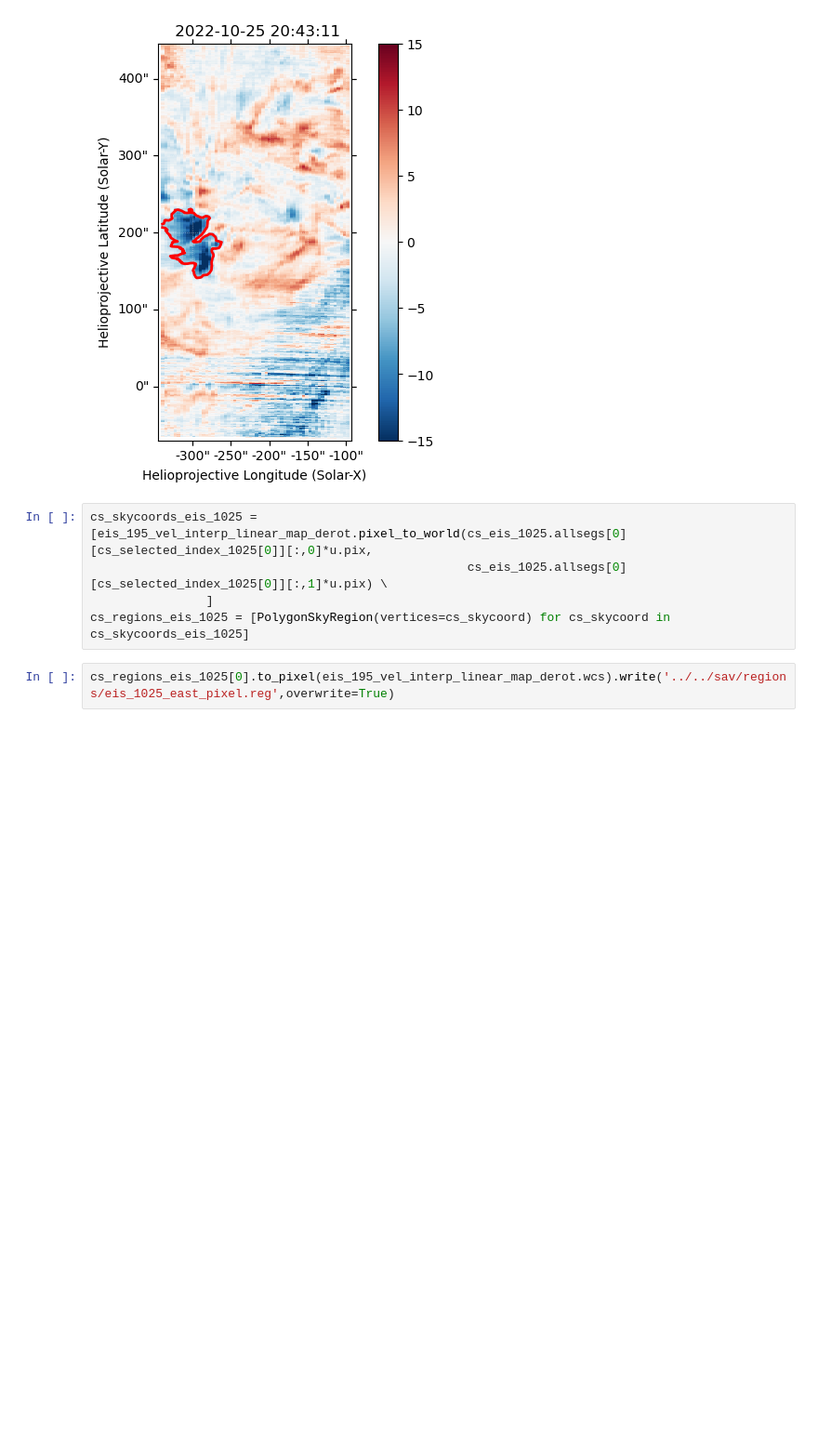
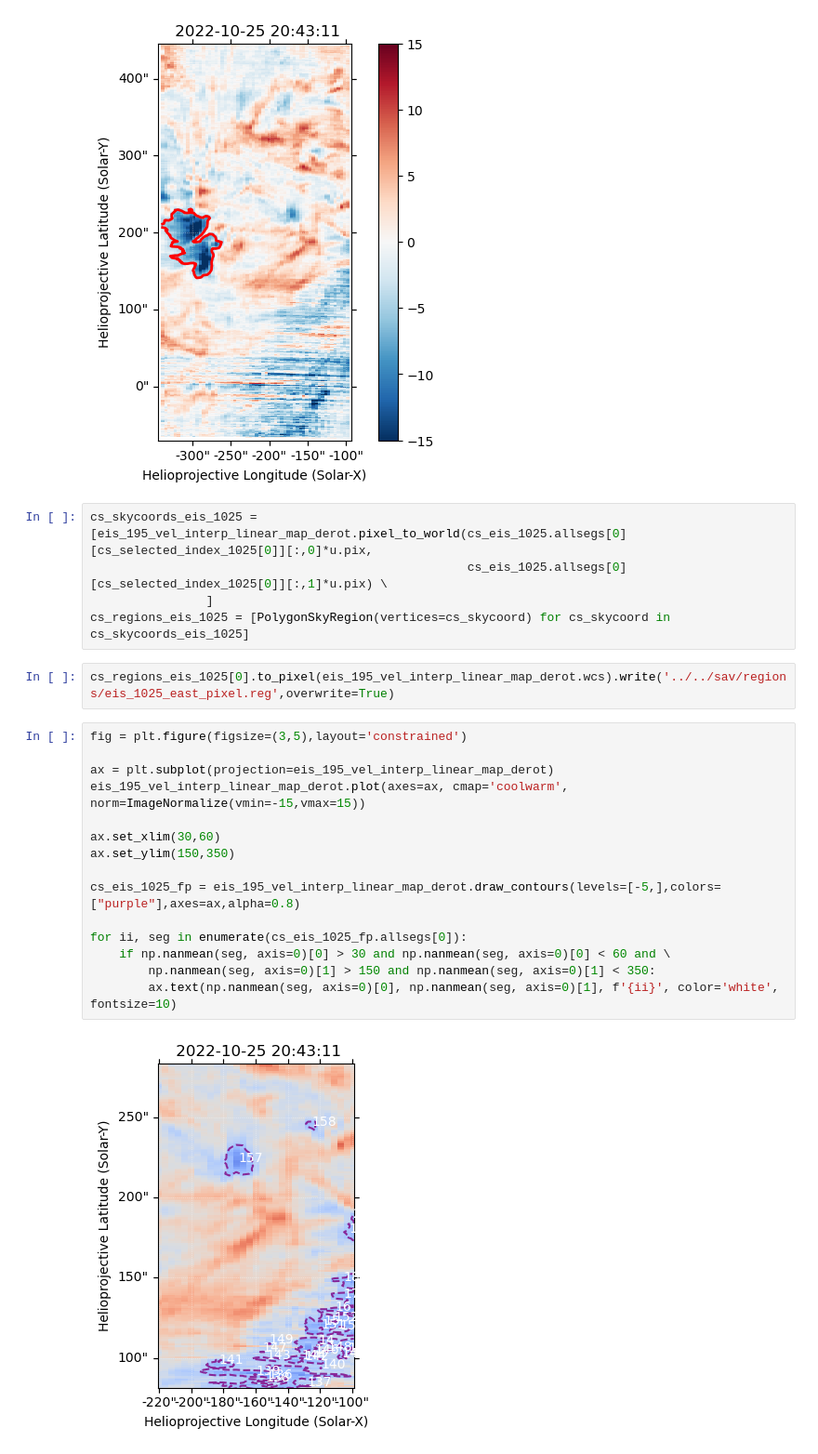
Before and after one commit to yjzhu-solar/EIS_DKIST_SolO, a Jupyter notebook: ipynb/eis/eis_pointing_1025_2011.ipynb, the cells around one changed output. Shown at 93% size. Saved outputs shown, nothing was run; the diff lists cells and outputs as text; blank space fills up the shorter version.

```diff
--- a/ipynb/eis/eis_pointing_1025_2011.ipynb
+++ b/ipynb/eis/eis_pointing_1025_2011.ipynb
@@ -380,3 +380,20 @@ cs_skycoords_eis_1025 = [eis_195_vel_interp_linear_map_derot.pixel_to_world(cs_e
 cs_regions_eis_1025 = [PolygonSkyRegion(vertices=cs_skycoord) for cs_skycoord in cs_skycoords_eis_1025]
 # %%
 cs_regions_eis_1025[0].to_pixel(eis_195_vel_interp_linear_map_derot.wcs).write('../../sav/regions/eis_1025_east_pixel.reg',overwrite=True)
+# %%
+fig = plt.figure(figsize=(3,5),layout='constrained')
+
+ax = plt.subplot(projection=eis_195_vel_interp_linear_map_derot)
+eis_195_vel_interp_linear_map_derot.plot(axes=ax, cmap='coolwarm', norm=ImageNormalize(vmin=-15,vmax=15))
+
+ax.set_xlim(30,60)
+ax.set_ylim(150,350)
+
+cs_eis_1025_fp = eis_195_vel_interp_linear_map_derot.draw_contours(levels=[-5,],colors=["purple"],axes=ax,alpha=0.8)
+
+for ii, seg in enumerate(cs_eis_1025_fp.allsegs[0]):
+    if np.nanmean(seg, axis=0)[0] > 30 and np.nanmean(seg, axis=0)[0] < 60 and \
+        np.nanmean(seg, axis=0)[1] > 150 and np.nanmean(seg, axis=0)[1] < 350:
+        ax.text(np.nanmean(seg, axis=0)[0], np.nanmean(seg, axis=0)[1], f'{ii}', color='white', fontsize=10)
+# %% [output]
+[figure, added]
```
Also changed, not shown: parts of 15 cells of this notebook, 10 other files.
